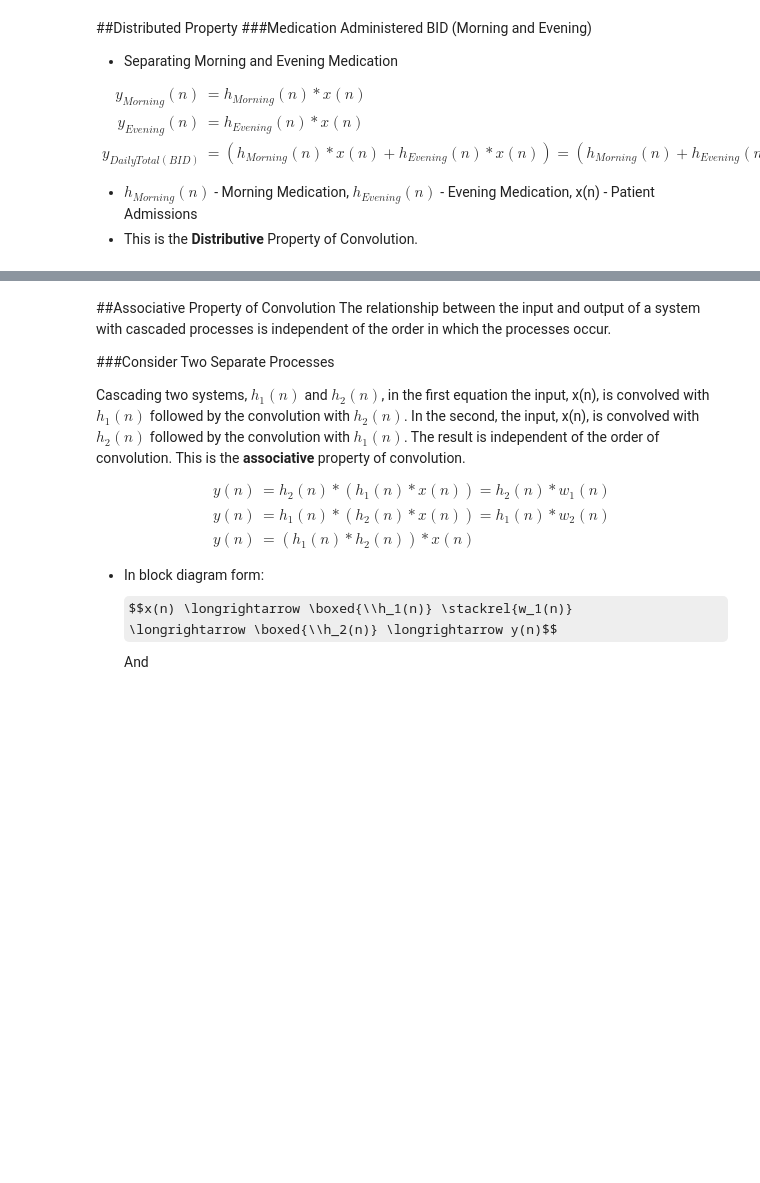
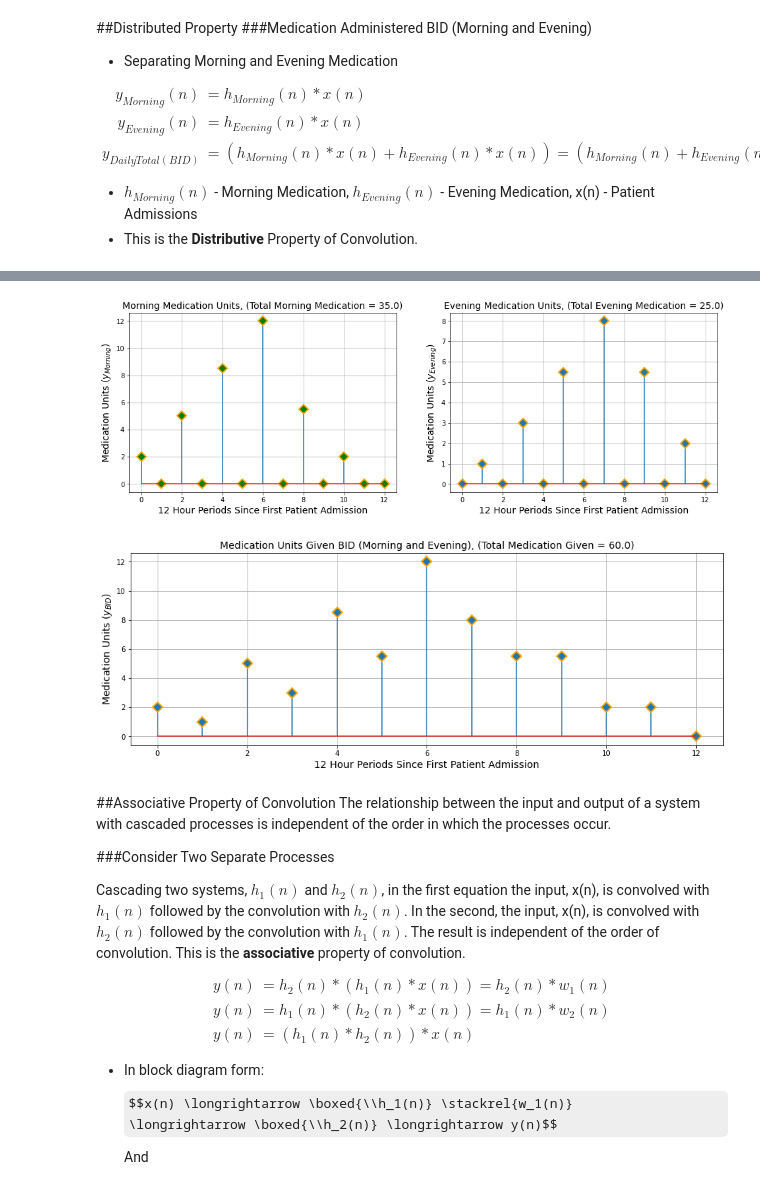
Before and after one commit to Domenikos/Digital_Convolution, a Jupyter notebook: Digital_Convolution.ipynb, the cells around one changed output, grey strips where cells are left out. Drawn from its saved outputs; the diff is of its cells as text; code cells hidden in the pictures; some formulas as TeX source; blank space fills up the shorter version.

```diff
--- a/Digital_Convolution.ipynb
+++ b/Digital_Convolution.ipynb
@@ -294,3 +241,78 @@ plt.show()
+# %%
+# Medication Administered Twice a Day
+#  h2d = [morning day 1, evening day 1, morning day 2, evening day 2, ... ]
+#  h2d[morning day 1] = (2/3)*h[day 1]
+#  h2d[evening day 1] = (1/3)*h[day 1]
+#  h2d[morning and evening following days] = (1/2) * h[daily dose]
+#  x2d = [morning admission day 1, evening admission day 1, ... ]
+#     patients admitted once a day
+h2d = np.zeros(2*len(h))
+h2d[::2] = h                      # Medication units administrated BID
+h2d = (h2d + np.roll(h2d,1))/2
+h2d[0] = 4*h2d[0]/3
+h2d[1] = 2*h2d[1]/3
+x2d = np.zeros(2*len(x))
+x2d[::2] = x                      # Patients admits on 12 hour intervals
+
+#h2d = [2, 1, 1, 1, 1/2, 1/2]     # Medication units administrated BID
+#x2d = [1, 0, 2, 0, 3, 0, 4, 0]    # Patients admits on 12 hour intervals
+
+y2d = np.convolve(h2d,x2d)
+med_total = np.sum(y2d)
+n2d = np.array(range(0,len(y2d)))
+
+# Separate Morning and Evening Medication
+#h2dM = [2, 0, 1, 0, 1/2, 0]     # Medication units administrated Morning
+h2dM = np.copy(h2d)
+for index in range(1,len(h2dM),2):
+  h2dM[index] = 0
+#h2dE = [0, 1, 0, 1, 0, 1/2]     # Medication units administrated Evening
+h2dE = np.copy(h2d)
+for index in range(0,len(h2dE),2):
+  h2dE[index] = 0
+#x2d = [1, 0, 2, 0, 3, 0, 4, 0]    # Patients admits on 12 hour intervals
+
+y2dM = np.convolve(h2dM,x2d)
+y2dE = np.convolve(h2dE,x2d)
+med_totalM = np.sum(y2dM)
+med_totalE = np.sum(y2dE)
+n2d = np.array(range(0,len(y2d)))
+#fig = plt.figure()
+plt.figure(figsize=[16, 5])
+plt.subplot(1, 2, 1)
+
+(markers, stemlines, baseline) = plt.stem(n2d,y2dM,use_line_collection=True)
+plt.setp(markers, marker='D', markersize=10, markeredgecolor="orange", markeredgewidth=2,mfc="green")
+plt.grid()
+plt.xlabel('12 Hour Periods Since First Patient Admission', fontsize = 14)
+plt.ylabel('Medication Units ($y_{Morning}$)', fontsize = 14)
+plt.title('Morning Medication Units, (Total Morning Medication = '+str(med_totalM)+')',
+          fontsize = 14)
+#plt.show()
+#fig = plt.figure()
+plt.subplot(1, 2, 2)
+
+(markers, stemlines, baseline) = plt.stem(n2d,y2dE,use_line_collection=True)
+plt.setp(markers, marker='D', markersize=10, markeredgecolor="orange", markeredgewidth=2)
+plt.grid()
+plt.xlabel('12 Hour Periods Since First Patient Admission', fontsize = 14)
+plt.ylabel('Medication Units ($y_{Evening}$)', fontsize = 14)
+plt.title('Evening Medication Units, (Total Evening Medication = '+str(med_totalE)+')',
+          fontsize = 14)
+plt.show()
+
+fig = plt.figure(figsize=[15, 5])
+(markers, stemlines, baseline) = plt.stem(n2d,y2d,use_line_collection=True)
+plt.setp(markers, marker='D', markersize=10, markeredgecolor="orange", markeredgewidth=2)
+plt.grid()
+plt.xlabel('12 Hour Periods Since First Patient Admission', fontsize = 14)
+plt.ylabel('Medication Units ($y_{BID}$)', fontsize = 14)
+plt.title('Medication Units Given BID (Morning and Evening), (Total Medication Given = '+str(med_total)+')',
+          fontsize = 14)
+plt.show()
+# %% [output]
+[figure, added]
+[figure, added]
 # %% [markdown]
 ##Associative Property of Convolution
 The relationship between the input and output of a system with cascaded processes is independent of the order in which the processes occur.
```
Also changed, not shown: parts of 3 cells of this notebook.
